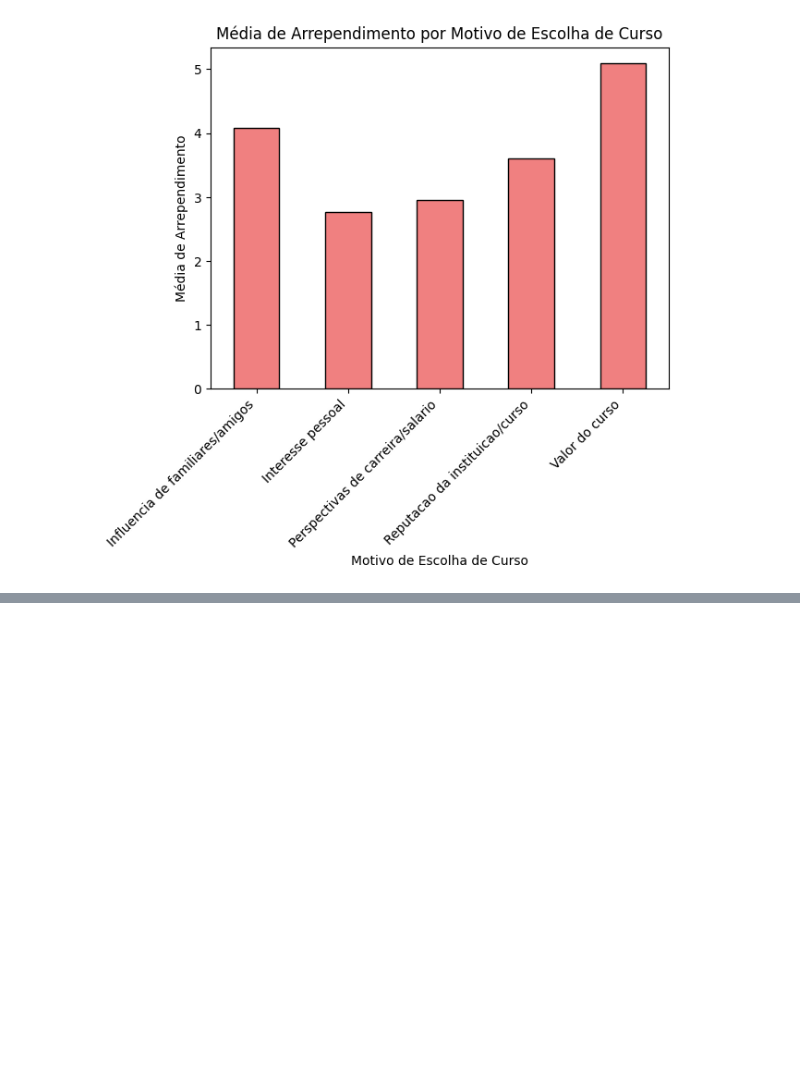
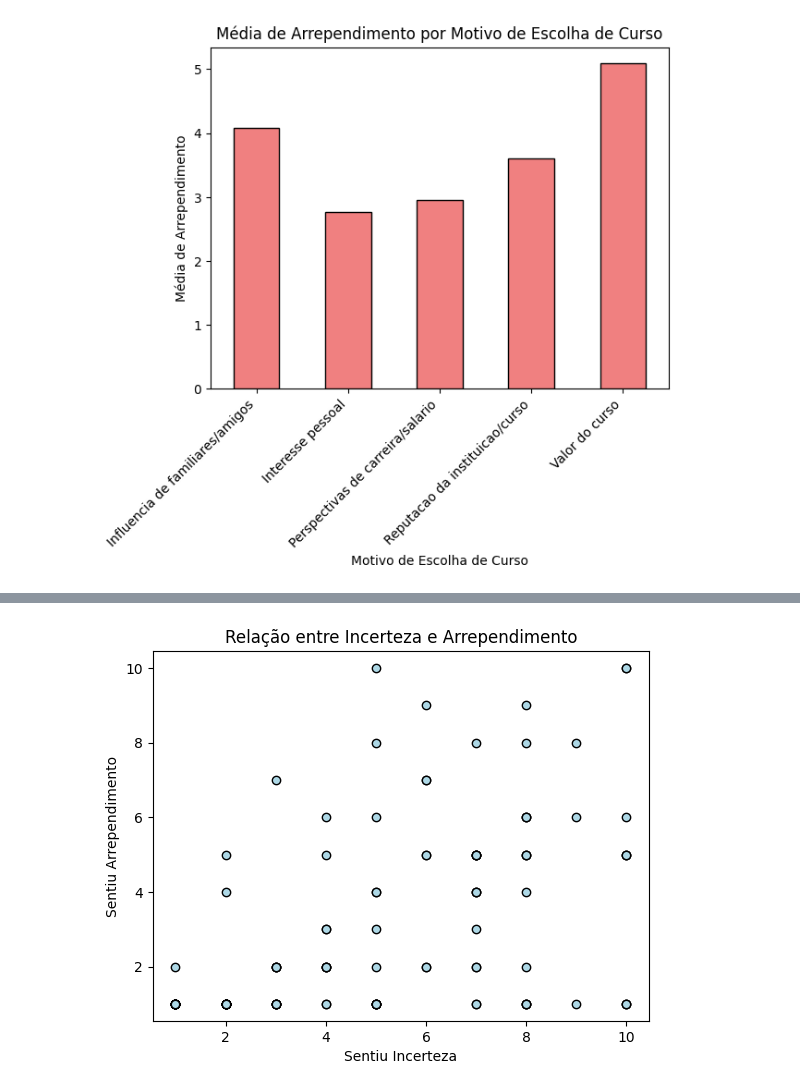
Before and after one commit to MarcosBristot/TrabalhoPosser, a Jupyter notebook: main.ipynb, the cells around one changed output, grey strips where cells are left out. Cells and saved outputs as stored; diff of their text form; code cells hidden in the pictures; blank space fills up the shorter version.

```diff
--- a/main.ipynb
+++ b/main.ipynb
@@ -177,9 +190,9 @@ Número de entradas de 2024: 110
 Total de linhas no DataFrame: 110
 # %%
 # Removendo a coluna 'timestamp'
-df = df.drop(columns=['timestamp'])
+df = df.drop(columns=['timestamp', 'ano'])
 
-# Verificando as primeiras linhas para confirmar que a coluna foi removida
+# Verificando
 df.head()
 # %% [output]
 |  | curso_atual | semestre | motivos_esc_curso | atendeu_expectativas | pesquisa_sobre_curso | ... |
@@ -479,0 +469,18 @@ plt.show()
+# %%
+# Explodindo a coluna 'motivos_esc_curso' onde há múltiplas respostas
+df['motivos_esc_curso_explodido'] = df['motivos_esc_curso'].str.split(',')
+df_motivos_esc_curso_explodido = df.explode('motivos_esc_curso_explodido')
+
+# Remover espaços extras antes e depois das respostas
+df_motivos_esc_curso_explodido['motivos_esc_curso_explodido'] = df_motivos_esc_curso_explodido['motivos_esc_curso_explodido'].str.strip()
+# %%
+import matplotlib.pyplot as plt
+
+# Gráfico de dispersão entre 'sentiu_incerteza' e 'sentiu_arrependimento'
+plt.scatter(df['sentiu_incerteza'], df['sentiu_arrependimento'], color='lightblue', edgecolor='black')
+plt.title('Relação entre Incerteza e Arrependimento')
+plt.xlabel('Sentiu Incerteza')
+plt.ylabel('Sentiu Arrependimento')
+plt.show()
+# %% [output]
+[figure, added]
```
Also changed, not shown: parts of 11 cells of this notebook.
